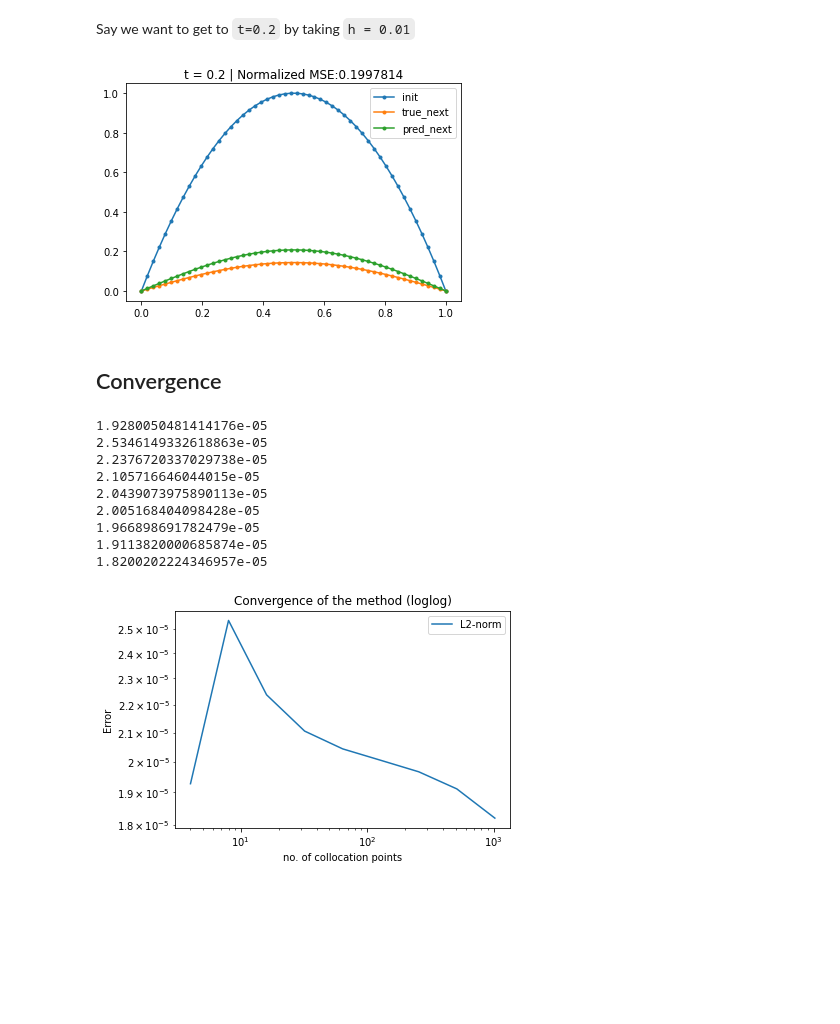
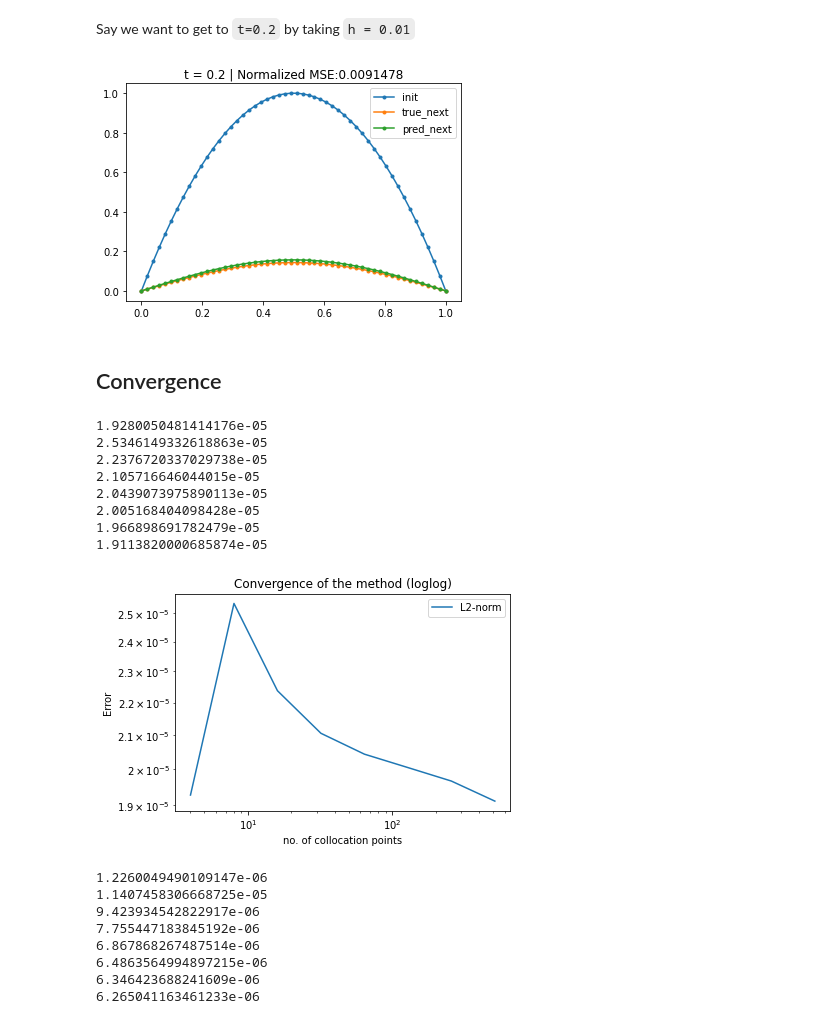
Before and after one commit to jfelipeosorio/kinetick, a Jupyter notebook: pdes/heat1d_cf.ipynb, the cells around one changed output. Drawn from its saved outputs; the diff is of its cells as text; code cells hidden in the pictures; blank space fills up the shorter version.

```diff
--- a/pdes/heat1d_cf.ipynb
+++ b/pdes/heat1d_cf.ipynb
@@ -53,7 +53,8 @@ def Kphiphi_assembly(Xomega, Xboundary , h, k = 'Gaussian', k_param = 1.):
   # Block 1,1
   val1 = K(kernel, Xomega, Xomega, k_param)
   val2 = K_ddot(kernel, Xomega, Xomega, k_param, 0, 0)
-  val3 = val2
+  val3 = K_ddot(kernel, Xomega, Xomega, k_param, 0, 0)
+  #val3 = val2
   val4 = K_ddddot(kernel, Xomega, Xomega, k_param, 0, 0, 1, 1)
   val = val1 - h*val2 - h*(val3 - h*val4)
   Theta = Theta.at[:Momega, :Momega].set(val)
@@ -110,7 +111,7 @@ Xomega = Xfull[1:-1]
 # u(X_\Omega,0)
 u0 = heat_u0(Xomega)
 # Time step
-h = 0.05
+h = 0.01
 # %% [markdown]
 Build `Kphiphi`
 # %%
@@ -123,7 +124,7 @@ y_prev = jnp.concatenate((u0,np.zeros((len(Xboundary)),)))
 Compute $K(\varphi,\varphi)^{-1}y_{\text{prev}}$
 # %%
 R = jnp.diag(jnp.diag(Kphiphi))
-sol = jnp.linalg.solve(Kphiphi + 1e-6*R,y_prev)
+sol = jnp.linalg.solve(Kphiphi + 1e-10*R,y_prev)
 # %% [markdown]
 Get `K(Xtest,Xfull)`
 # %%
@@ -172,7 +173,7 @@ plt.title('t = {} | Normalized MSE:{}'.format(t, round(nmse,7)))
 plt.legend()
 plt.show()
 # %% [output]
-[figure, old version]
+[figure, new version]
 # %% [markdown]
 ## Convergence
 # %%
@@ -180,7 +181,7 @@ mses = []
 sup_norms = []
 l2_norms = []
 L2_norms = []
-for n in range(2,11):
+for n in range(2,10):
     # X_full
     Xfull = np.linspace(0,1,2**n+2)
     delta = Xfull[1]-Xfull[0]
@@ -225,16 +226,65 @@ for n in range(2,11):
 2.005168404098428e-05
 1.966898691782479e-05
 1.9113820000685874e-05
-1.8200202224346957e-05
 # %%
-xrange = 2**np.arange(2,11)
+xrange = 2**np.arange(2,10)
 #plt.loglog(xrange,sup_norms, label = 'sup-norm')
 plt.loglog(xrange,L2_norms,label = 'L2-norm')
 #plt.loglog(xrange,mses,label = 'mse')
 plt.xlabel('no. of collocation points')
 plt.ylabel('Error')
 plt.legend()
 plt.title('Convergence of the method (loglog)')
 plt.show()
 # %% [output]
-[figure, old version]
+[figure, new version]
+# %%
+mses = []
+sup_norms = []
+l2_norms = []
+L2_norms = []
+for n in range(2,10):
+    # X_full
+    Xfull = np.linspace(0,1,2**n+2)
+    delta = Xfull[1]-Xfull[0]
+    # X_{\partial\Omega}
+    Xboundary = Xfull[[0,-1]]
+    # X_\Omega
+    Xomega = Xfull[1:-1]
+    # u(X_\Omega,0)
+    u0 = heat_u0(Xomega)
+    # Advection coefficient
+    beta = 5
+    # Kernel lenght-scale
+    k_param = 0.5
+    # Time step
+    h = 0.01/2
+
+    Kphiphi = Kphiphi_assembly(Xomega, Xboundary, h, k = 'Gaussian', k_param = k_param)
+    y_prev = jnp.concatenate((u0,np.zeros((len(Xboundary)),)))
+
+    R = jnp.diag(jnp.diag(Kphiphi))
+    sol = jnp.linalg.solve(Kphiphi + 1e-6*R,y_prev)
+
+    Kphi = Kphi_assembly(Xfull, Xomega, Xboundary , h, k = 'Gaussian', k_param = k_param)
+    u_next = np.dot(Kphi.T,sol)
+    # Vector of differences
+    u_true = heat_sol(Xfull,h,5)
+    f = np.abs(u_next - u_true)**2
+    # sup norm
+    #sup_norms.append(f/np.max(ad_sol(Xfull,h,beta,5)))
+    # l2 norm
+    #l2_norms.append(norm(u_next - ad_sol(Xfull,h,beta,5),ord=2)/norm(ad_sol(Xfull,h,beta,5),ord=2))
+    L2_norms.append(trap(f,delta))
+    print(trap(f,delta))
+    #nmse = mean_squared_error(u_next,ad_sol(Xfull,h,beta,5))/mean_squared_error(0*ad_sol(Xfull,h,beta,5),ad_sol(Xfull,h,beta,5))
+    #mses.append(nmse)
+# %% [output]
+1.2260049490109147e-06
+1.1407458306668725e-05
+9.423934542822917e-06
+7.755447183845192e-06
+6.867868267487514e-06
+6.4863564994897215e-06
+6.346423688241609e-06
+6.265041163461233e-06
```
Also changed, not shown: parts of 6 cells of this notebook, 1 other file.
